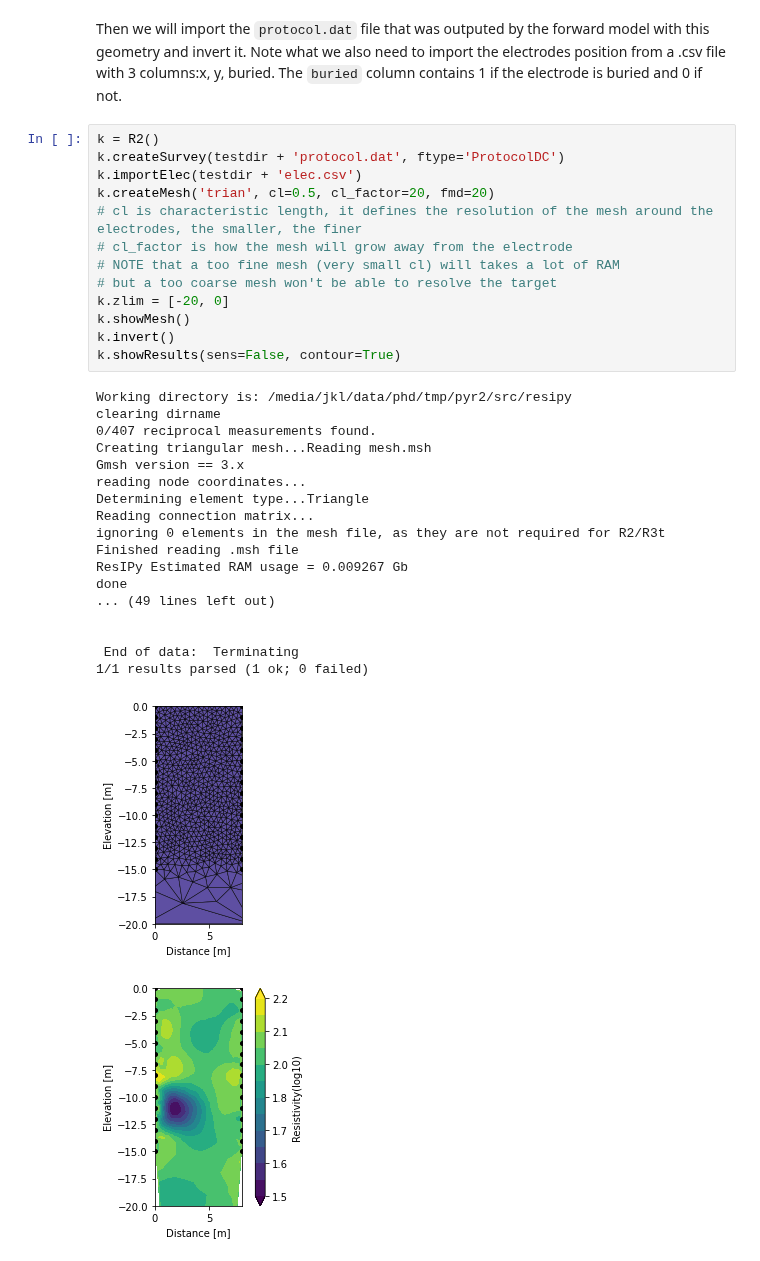
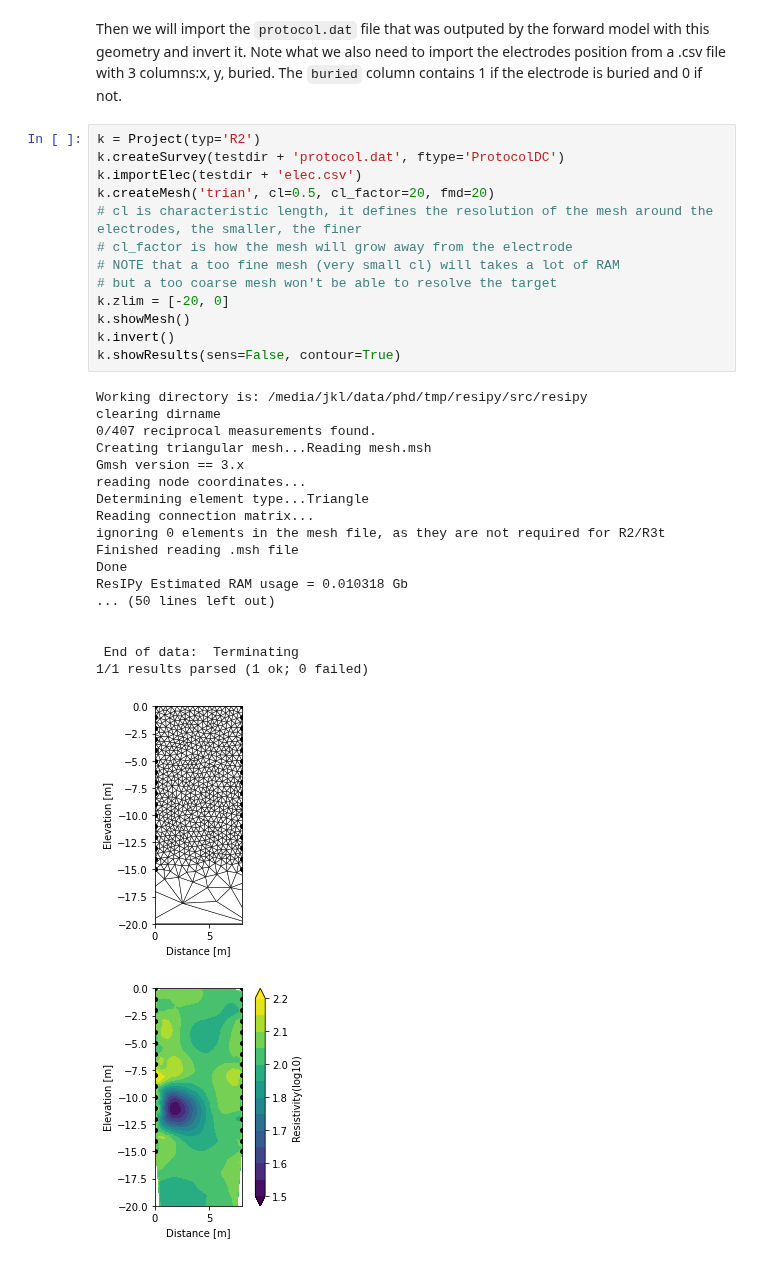
Before and after one commit to hkexgroup/resipy, a Jupyter notebook: jupyter-notebook/nb_05cross-borehole.ipynb, the cells around one changed output. Drawn from its saved outputs; the diff is of its cells as text.

Commit message:
R2to project

```diff
--- a/jupyter-notebook/nb_05cross-borehole.ipynb
+++ b/jupyter-notebook/nb_05cross-borehole.ipynb
@@ -25,35 +25,35 @@ cR3t.exe found and up to date.
 # %% [markdown]
 Then we will import the `protocol.dat` file that was outputed by the forward model with this geometry and invert it. Note what we also need to import the electrodes position from a .csv file with 3 columns:x, y, buried. The `buried` column contains 1 if the electrode is buried and 0 if not.
 # %%
-k = R2()
+k = Project(typ='R2')
 k.createSurvey(testdir + 'protocol.dat', ftype='ProtocolDC')
 k.importElec(testdir + 'elec.csv')
 k.createMesh('trian', cl=0.5, cl_factor=20, fmd=20)
 # cl is characteristic length, it defines the resolution of the mesh around the electrodes, the smaller, the finer
 # cl_factor is how the mesh will grow away from the electrode
 # NOTE that a too fine mesh (very small cl) will takes a lot of RAM
 # but a too coarse mesh won't be able to resolve the target
 k.zlim = [-20, 0]
 k.showMesh()
 k.invert()
 k.showResults(sens=False, contour=True)
 # %% [output]
-Working directory is: /media/jkl/data/phd/tmp/pyr2/src/resipy
+Working directory is: /media/jkl/data/phd/tmp/resipy/src/resipy
 clearing dirname
 0/407 reciprocal measurements found.
 Creating triangular mesh...Reading mesh.msh
 Gmsh version == 3.x
 reading node coordinates...
 Determining element type...Triangle
 Reading connection matrix...
 ignoring 0 elements in the mesh file, as they are not required for R2/R3t
 Finished reading .msh file
-ResIPy Estimated RAM usage = 0.009267 Gb
-done
-... (49 lines left out)
+Done
+ResIPy Estimated RAM usage = 0.010318 Gb
+... (50 lines left out)
 
 
  End of data:  Terminating
 1/1 results parsed (1 ok; 0 failed)
-[figure, old version]
+[figure, new version]
 [figure]
```
Also changed, not shown: parts of 1 cell of this notebook, 11 other files.
